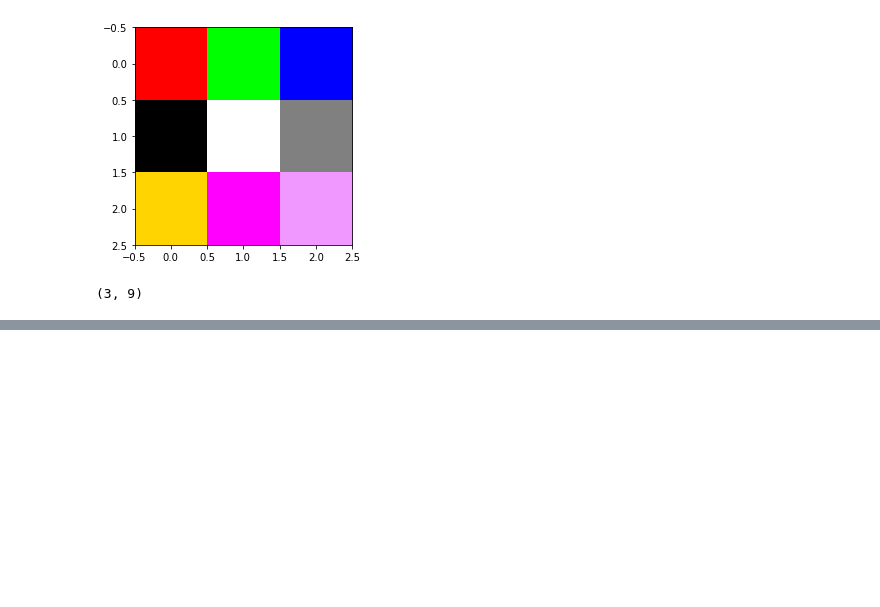
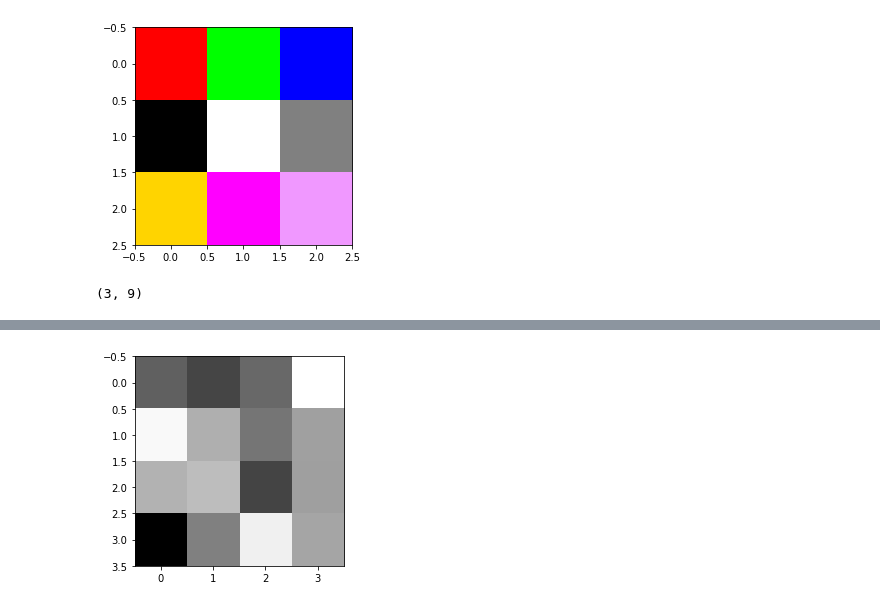
Before and after one commit to Thashreefah/IP, a Jupyter notebook: Sir_assignment.ipynb, the cells around one changed output, grey strips where cells are left out. Cells and saved outputs as stored; diff of their text form; code cells hidden in the pictures; blank space fills up the shorter version.

```diff
--- a/Sir_assignment.ipynb
+++ b/Sir_assignment.ipynb
@@ -146,0 +246,18 @@ print(numpydata)
+# %%
+from matplotlib import pyplot as plt
+import numpy as np
+
+# Set the figure size
+plt.rcParams["figure.figsize"] = [7.00, 3.50]
+plt.rcParams["figure.autolayout"] = True
+
+# Random data points
+data = np.random.rand(4, 4)
+
+# Plot the data using imshow with gray colormap
+plt.imshow(data, cmap='gray')
+
+# Display the plot
+plt.show()
+# %% [output]
+[figure, added]
```
Also changed, not shown: parts of 8 cells of this notebook, 1 other file.
